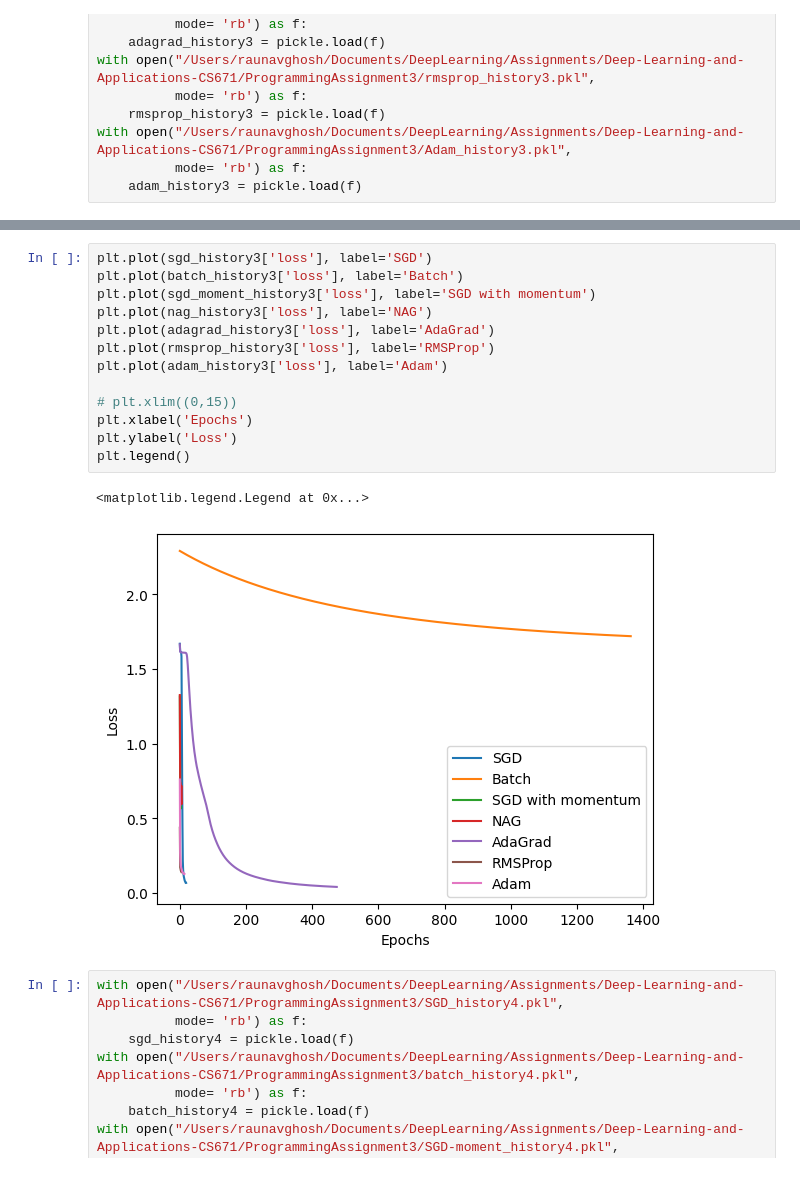
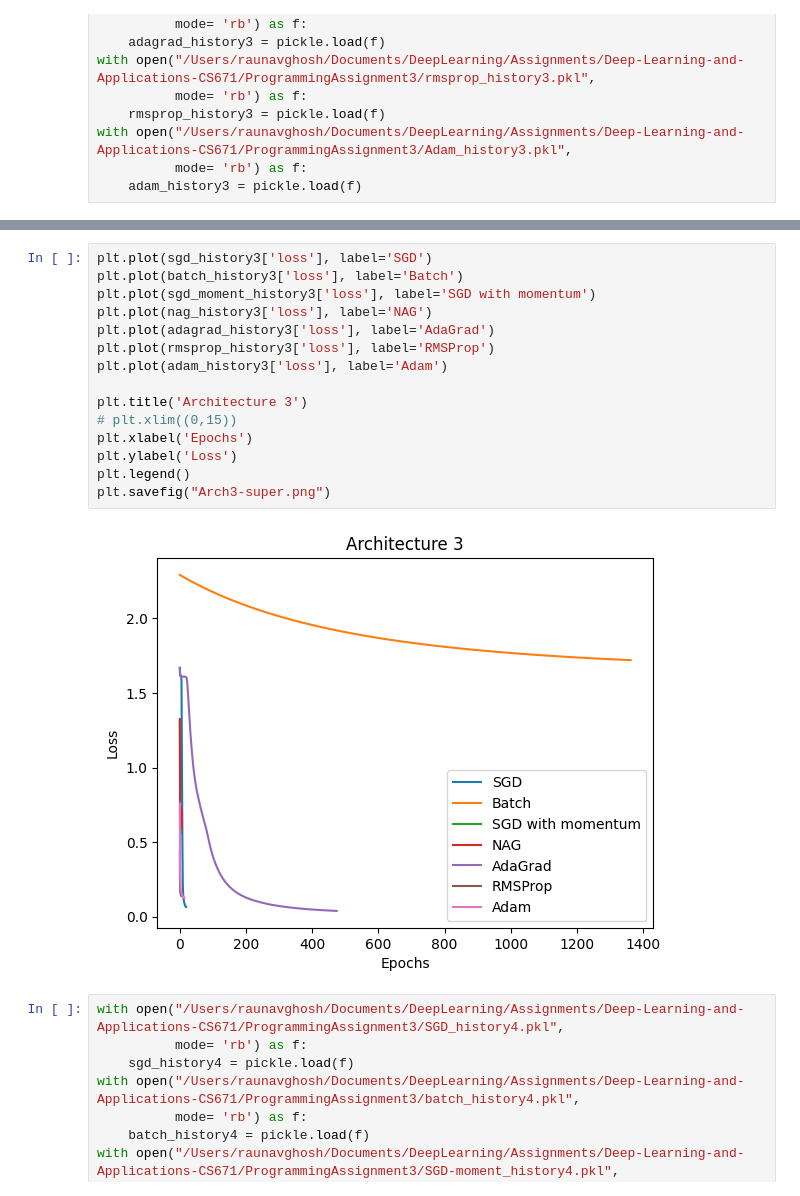
Before and after one commit to imraunav/Deep-Learning-and-Applications, a Jupyter notebook: ProgrammingAssignment3/plots.ipynb, the cells around one changed output, grey strips where cells are left out. Cells and saved outputs as stored; diff of their text form.

Commit message:
Saved the figures

```diff
--- a/ProgrammingAssignment3/plots.ipynb
+++ b/ProgrammingAssignment3/plots.ipynb
@@ -105,19 +279,20 @@ with open("/Users/raunavghosh/Documents/DeepLearning/Assignments/Deep-Learning-a
 # %%
 plt.plot(sgd_history3['loss'], label='SGD')
 plt.plot(batch_history3['loss'], label='Batch')
 plt.plot(sgd_moment_history3['loss'], label='SGD with momentum')
 plt.plot(nag_history3['loss'], label='NAG')
 plt.plot(adagrad_history3['loss'], label='AdaGrad')
 plt.plot(rmsprop_history3['loss'], label='RMSProp')
 plt.plot(adam_history3['loss'], label='Adam')
 
+plt.title('Architecture 3')
 # plt.xlim((0,15))
 plt.xlabel('Epochs')
 plt.ylabel('Loss')
 plt.legend()
+plt.savefig("Arch3-super.png")
 # %% [output]
-<matplotlib.legend.Legend at 0x...>
-[figure, old version]
+[figure, new version]
 # %%
 with open("/Users/raunavghosh/Documents/DeepLearning/Assignments/Deep-Learning-and-Applications-CS671/ProgrammingAssignment3/SGD_history4.pkl",
           mode= 'rb') as f:
```
Also changed, not shown: parts of 7 cells of this notebook, 33 other files.
